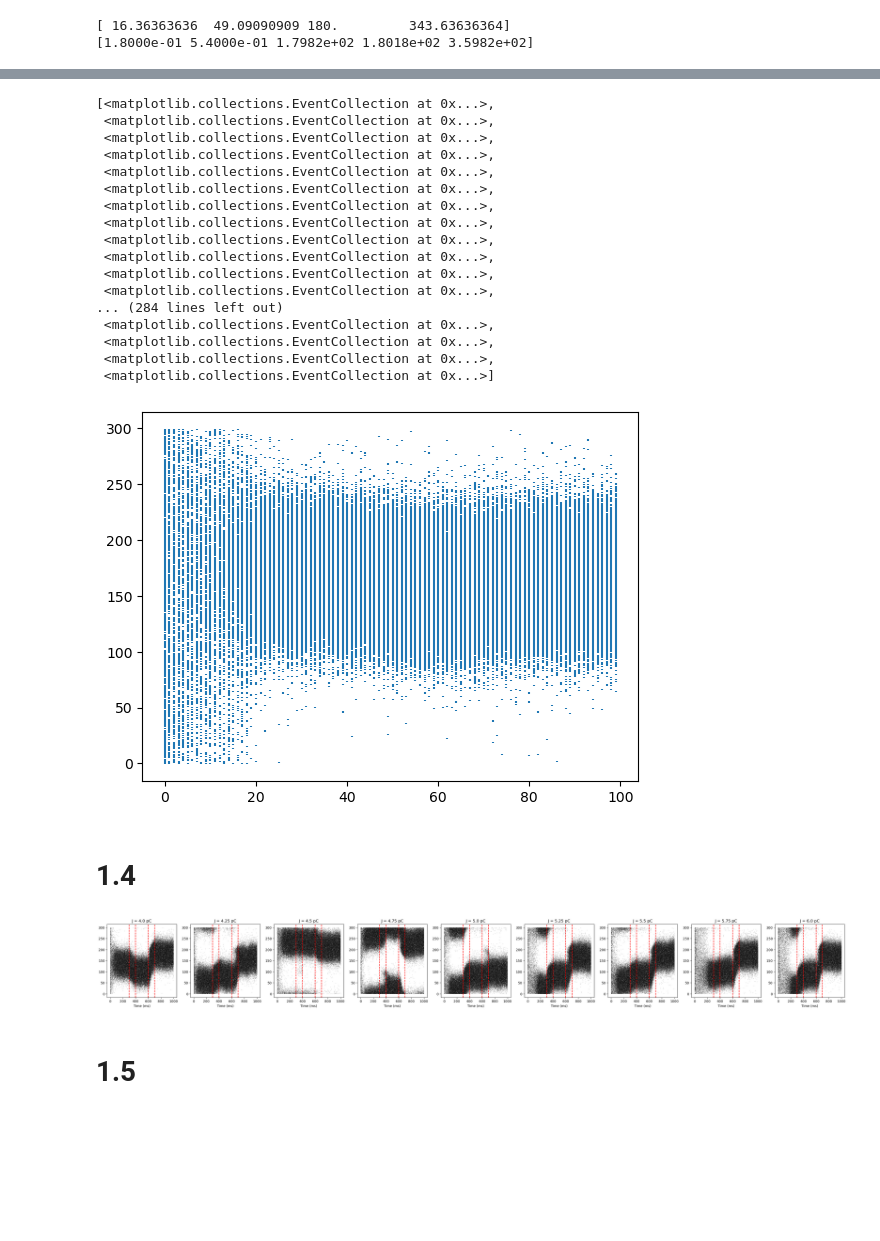
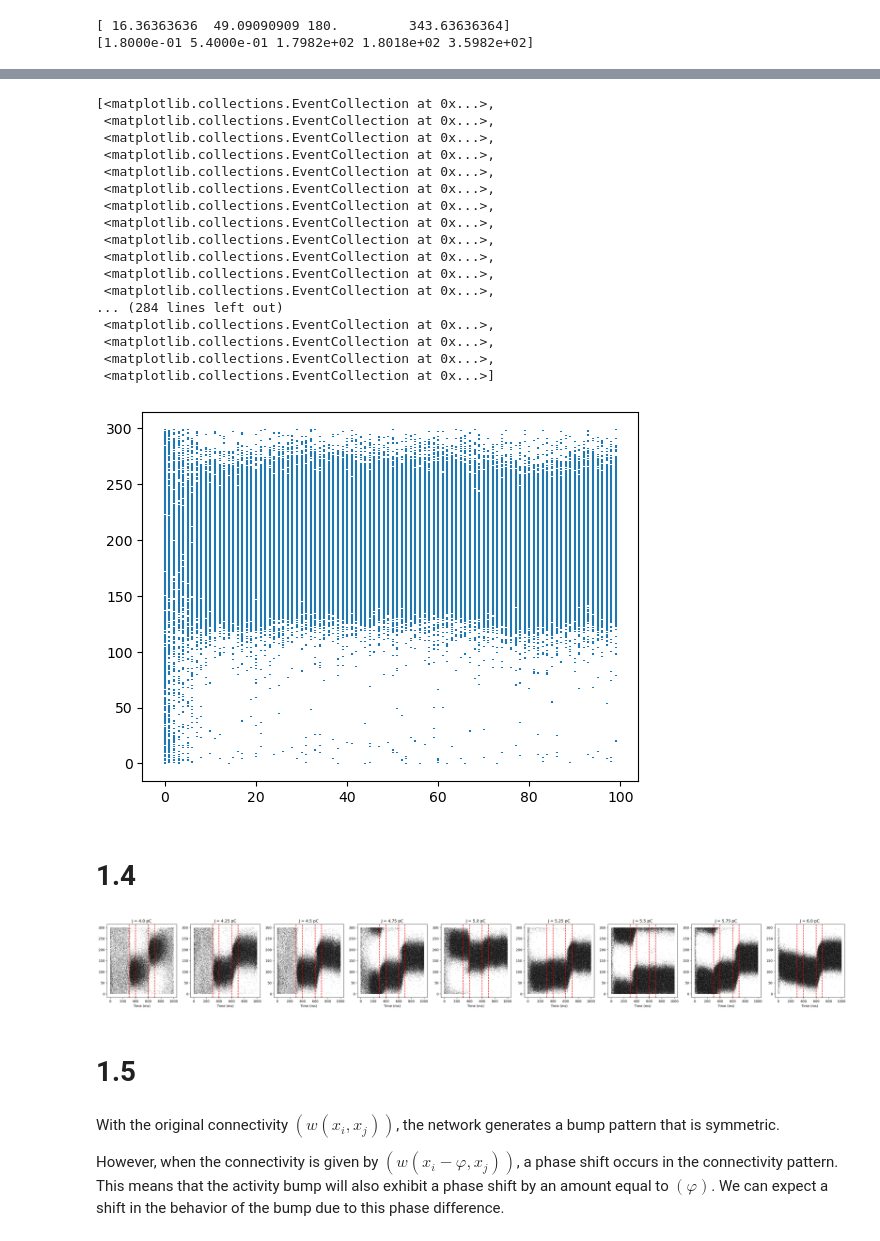
Before and after one commit to CamilleChallier/NX-465-Bump_Attractors, a Jupyter notebook: 1_bump_attractor.ipynb, the cells around one changed output, grey strips where cells are left out. Drawn from its saved outputs; the diff is of its cells as text; code cells hidden in the pictures; blank space fills up the shorter version.

```diff
--- a/1_bump_attractor.ipynb
+++ b/1_bump_attractor.ipynb
@@ -16,7 +16,7 @@ fig, ax = plt.subplots(1, len(J_values), figsize=(40, 4))
 ax[0].set_ylabel('Neuron')
 
 for i, J in enumerate(J_values):
-    h,s = spike_simulation(input_fct=recurrent_interactions_input, initial_voltage=np.random.uniform(0, 1, ct.N), J = ct.J)
+    h,s = spike_simulation(input_fct=recurrent_interactions_input, initial_voltage=np.random.uniform(0, 1, ct.N), J = J)
 
     s = bins_spike(s, 1)
     spike_times = [np.where(s.T[i] !=0)[0] for i in range(ct.N)]
@@ -65,26 +67,26 @@ plt.eventplot(spike_times, orientation='horizontal')
  <matplotlib.collections.EventCollection at 0x...>,
  <matplotlib.collections.EventCollection at 0x...>,
  <matplotlib.collections.EventCollection at 0x...>]
-[figure, old version]
+[figure, new version]
 # %% [markdown]
 # 1.4
 # %%
 J_values = np.linspace(4, 6, 9)
 
 fig, ax = plt.subplots(1, len(J_values), figsize=(40, 4))
 
 for i, J in enumerate(J_values):
-    _, spike_ext_current = spike_simulation(input_fct=recurrent_interactions_input, initial_voltage=np.random.uniform(0, 1, ct.N), J = ct.J, I_ext=True)
+    _, spike_ext_current = spike_simulation(input_fct=recurrent_interactions_input, initial_voltage=np.random.uniform(0, 1, ct.N), J = J, I_ext=True)
 
     spike_ext_current = bins_spike(spike_ext_current, 1)
     spike_times = [np.where(spike_ext_current.T[i] !=0)[0] for i in range(ct.N)]
     ax[i].eventplot(spike_times, orientation='horizontal', color="black", linewidth=0.5)
     [ax[i].axvline(x=x, color='red', linestyle='--') for x in [300, 400,600,700]]
     ax[i].set_title(f'J = {J} pC')
     ax[i].set_xlabel('Time (ms)')
 plt.show()
 # %% [output]
-[figure, old version]
+[figure, new version]
 # %%
 # connectivity profile ?
 # %% [markdown]
@@ -91,0 +109,4 @@ plt.show()
+# %% [markdown]
+With the original connectivity $( w(x_i, x_j))$, the network generates a bump pattern that is symmetric.
+
+However, when the connectivity is given by $( w(x_i - \varphi, x_j))$, a phase shift occurs in the connectivity pattern. This means that the activity bump will also exhibit a phase shift by an amount equal to $( \varphi )$. We can expect a shift in the behavior of the bump due to this phase difference.
```
Also changed, not shown: parts of 8 cells of this notebook, 2 other files.
